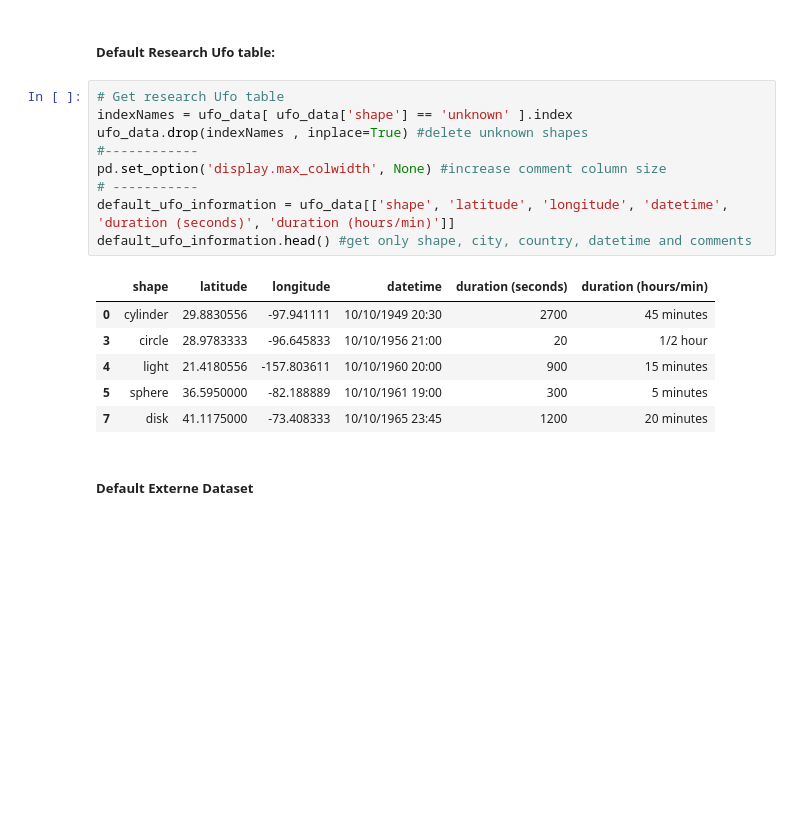
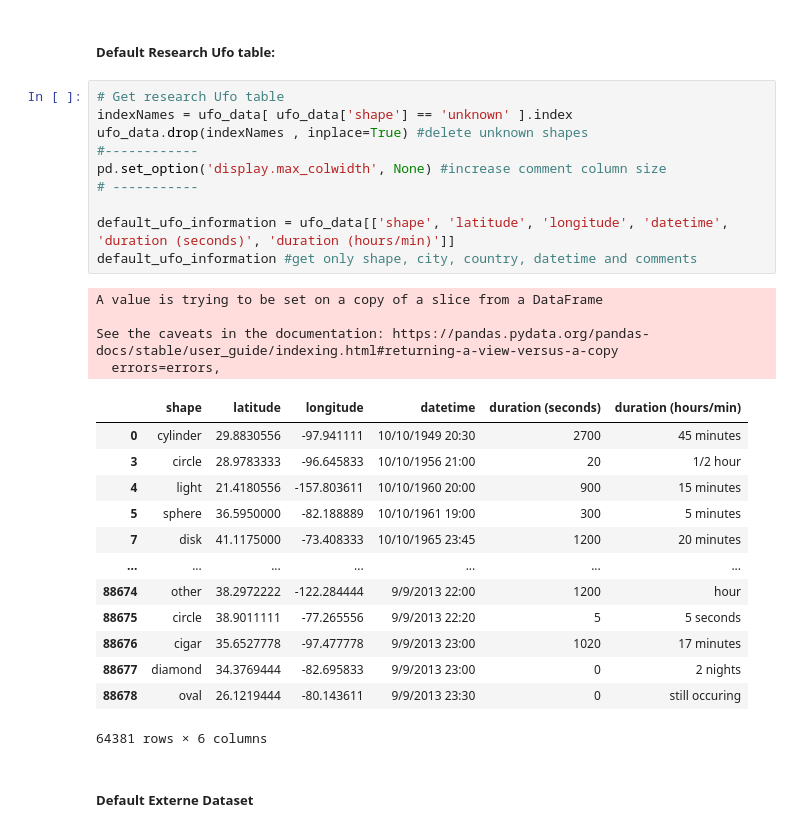
Before and after one commit to GameModes/CasusOpdrachtPG3, a Jupyter notebook: ufo_cm.ipynb, the cells around one changed output. Cells and saved outputs as stored; diff of their text form; blank space fills up the shorter version.

```diff
--- a/ufo_cm.ipynb
+++ b/ufo_cm.ipynb
@@ -99,19 +125,31 @@ default_coordinates_information #get only shape, city, country, datetime and com
 # %%
 # Get research Ufo table
 indexNames = ufo_data[ ufo_data['shape'] == 'unknown' ].index
 ufo_data.drop(indexNames , inplace=True) #delete unknown shapes
 #------------
 pd.set_option('display.max_colwidth', None) #increase comment column size
 # -----------
+
 default_ufo_information = ufo_data[['shape', 'latitude', 'longitude', 'datetime', 'duration (seconds)', 'duration (hours/min)']]
-default_ufo_information.head() #get only shape, city, country, datetime and comments
+default_ufo_information #get only shape, city, country, datetime and comments
 # %% [output]
+A value is trying to be set on a copy of a slice from a DataFrame
+
+See the caveats in the documentation: https://pandas.pydata.org/pandas-docs/stable/user_guide/indexing.html#returning-a-view-versus-a-copy
+  errors=errors,
 |  | shape | latitude | longitude | datetime | duration (seconds) | duration (hours/min) |
 | 0 | cylinder | 29.8830556 | -97.941111 | 10/10/1949 20:30 | 2700 | 45 minutes |
 | 3 | circle | 28.9783333 | -96.645833 | 10/10/1956 21:00 | 20 | 1/2 hour |
 | 4 | light | 21.4180556 | -157.803611 | 10/10/1960 20:00 | 900 | 15 minutes |
 | 5 | sphere | 36.5950000 | -82.188889 | 10/10/1961 19:00 | 300 | 5 minutes |
 | 7 | disk | 41.1175000 | -73.408333 | 10/10/1965 23:45 | 1200 | 20 minutes |
+| ... | ... | ... | ... | ... | ... | ... |
+| 88674 | other | 38.2972222 | -122.284444 | 9/9/2013 22:00 | 1200 | hour |
+| 88675 | circle | 38.9011111 | -77.265556 | 9/9/2013 22:20 | 5 | 5 seconds |
+| 88676 | cigar | 35.6527778 | -97.477778 | 9/9/2013 23:00 | 1020 | 17 minutes |
+| 88677 | diamond | 34.3769444 | -82.695833 | 9/9/2013 23:00 | 0 | 2 nights |
+| 88678 | oval | 26.1219444 | -80.143611 | 9/9/2013 23:30 | 0 | still occuring |
+64381 rows × 6 columns
 # %% [markdown]
 #####  Default Externe Dataset<a class="anchor" id="def_ext"></a>
 # %%
```
Also changed, not shown: parts of 8 cells of this notebook.
